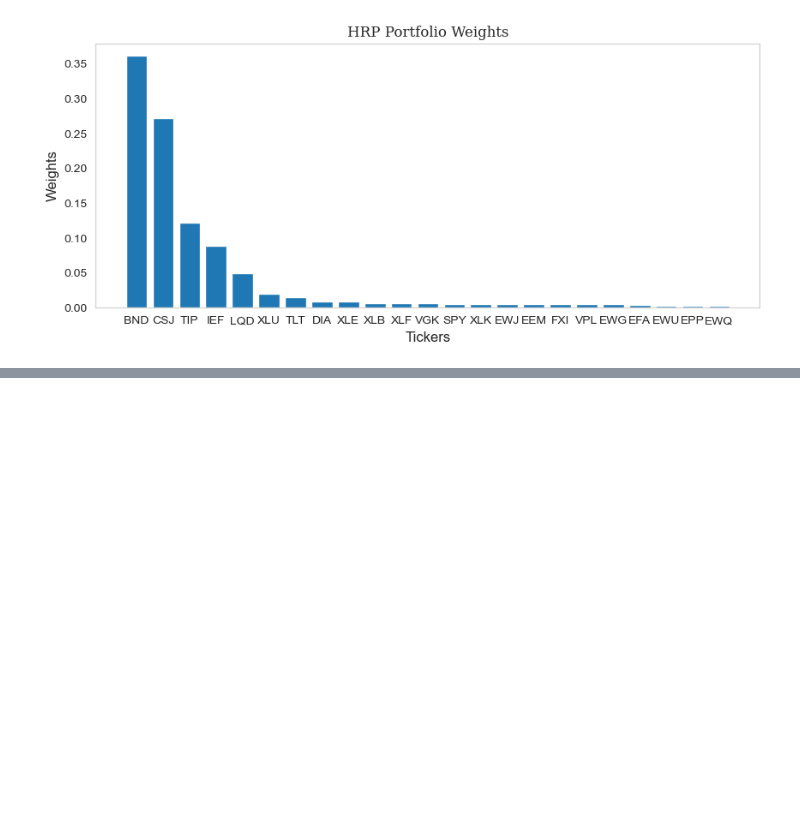
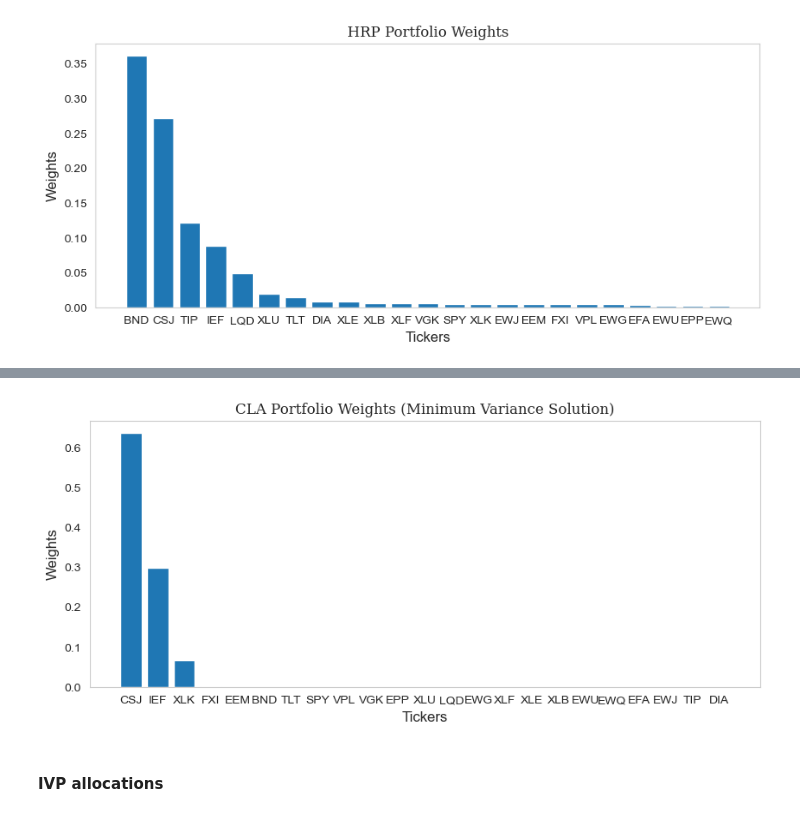
Before and after one commit to Tommylee1013/FinancialMachineLearning, a Jupyter notebook: Notes/Asset Allocation/Machine Learning Allocation.ipynb, the cells around one changed output, grey strips where cells are left out. Saved outputs shown, nothing was run; the diff lists cells and outputs as text; code cells hidden in the pictures; blank space fills up the shorter version.

```diff
--- a/Notes/Asset Allocation/Machine Learning Allocation.ipynb
+++ b/Notes/Asset Allocation/Machine Learning Allocation.ipynb
@@ -211,0 +214,7 @@ Text(0.5, 1.0, 'HRP Portfolio Weights')
+# %%
+cla = CriticalLineAlgorithm()
+# %%
+cla.allocate(asset_names = stock_price.columns,
+                            asset_prices = stock_price,
+                            resample_by = 'W')
+cla_weights = cla.weights.sort_values(by = 5, ascending = False, axis = 1)
@@ -211,0 +232,12 @@ Text(0.5, 1.0, 'HRP Portfolio Weights')
+# %%
+plt.figure(figsize=(10, 4))
+plt.bar(cla_weights.columns, cla_weights.values[-1])
+plt.xlabel('Tickers', fontsize=12)
+plt.ylabel('Weights', fontsize=12)
+plt.grid(False)
+plt.title('CLA Portfolio Weights (Minimum Variance Solution)', fontsize = 12, fontfamily = 'Serif')
+plt.show()
+# %% [output]
+[figure, added]
+# %% [markdown]
+#### IVP allocations
```
Also changed, not shown: parts of 5 cells of this notebook, 3 other files.
